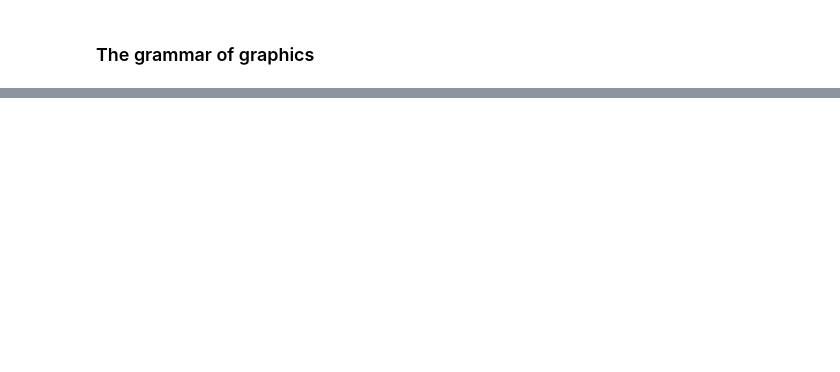
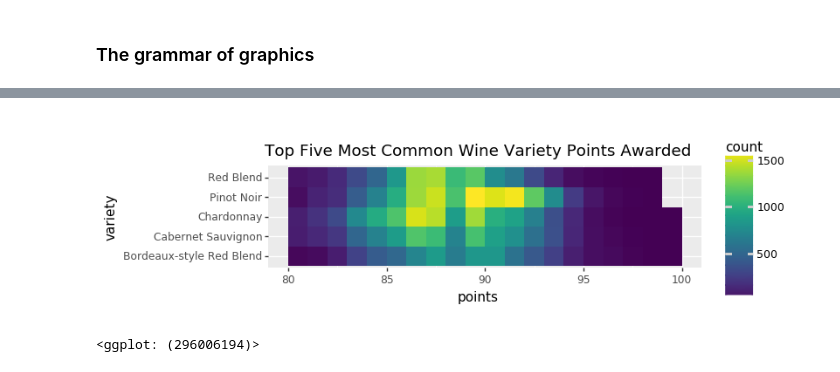
Before and after one commit to corazzon/KaggleStruggle, a Jupyter notebook: wine-reviews/plotnine.ipynb, the cells around one changed output, grey strips where cells are left out. Cells and saved outputs as stored; diff of their text form; code cells hidden in the pictures; blank space fills up the shorter version.

```diff
--- a/wine-reviews/plotnine.ipynb
+++ b/wine-reviews/plotnine.ipynb
@@ -128,0 +149,10 @@ df = top_wines.head(1000).dropna()
+# %%
+(ggplot(top_wines)
+         + aes('points', 'variety')
+         + geom_bin2d(bins=20)
+         + coord_fixed(ratio=1)
+         + ggtitle("Top Five Most Common Wine Variety Points Awarded")
+)
+# %% [output]
+[figure, added]
+<ggplot: (296006194)>
```
Also changed, not shown: parts of 14 cells of this notebook.
